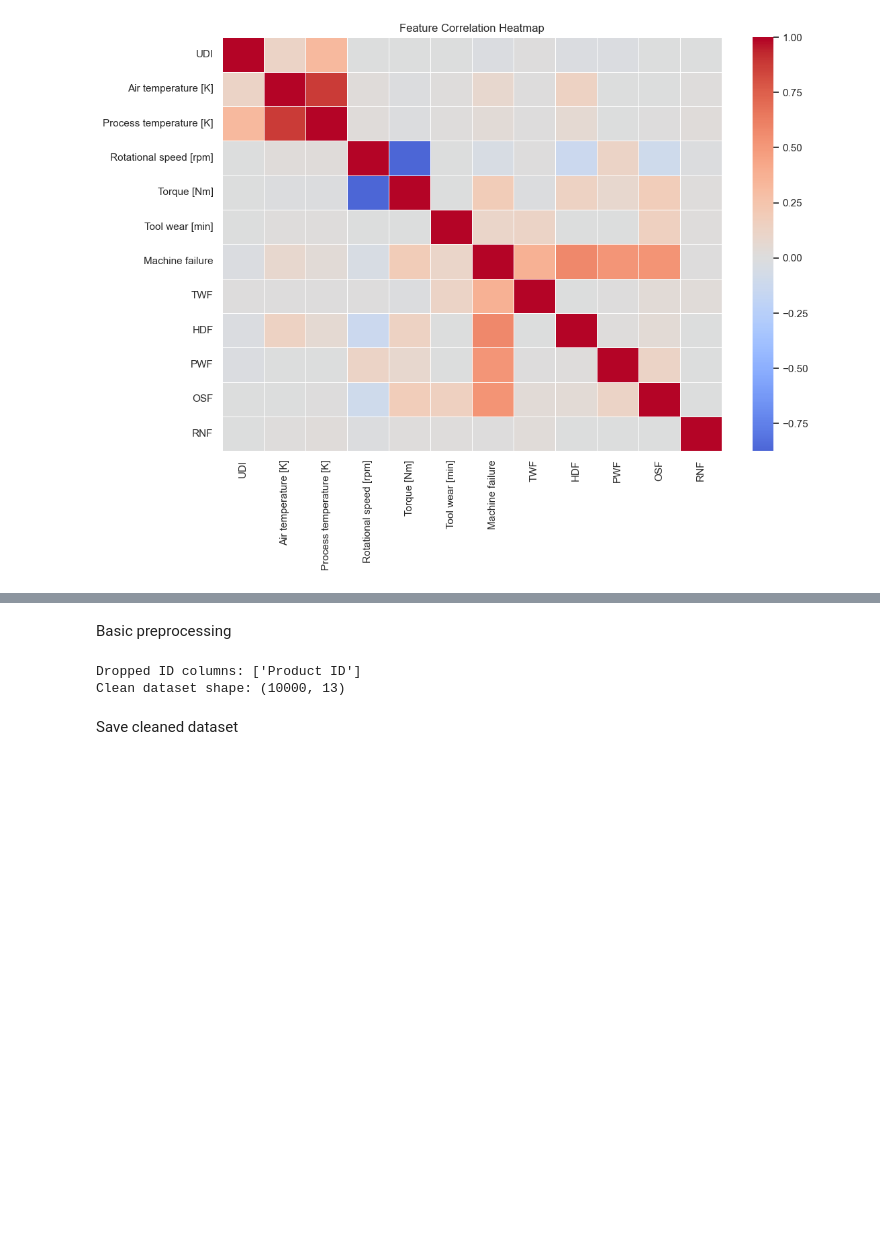
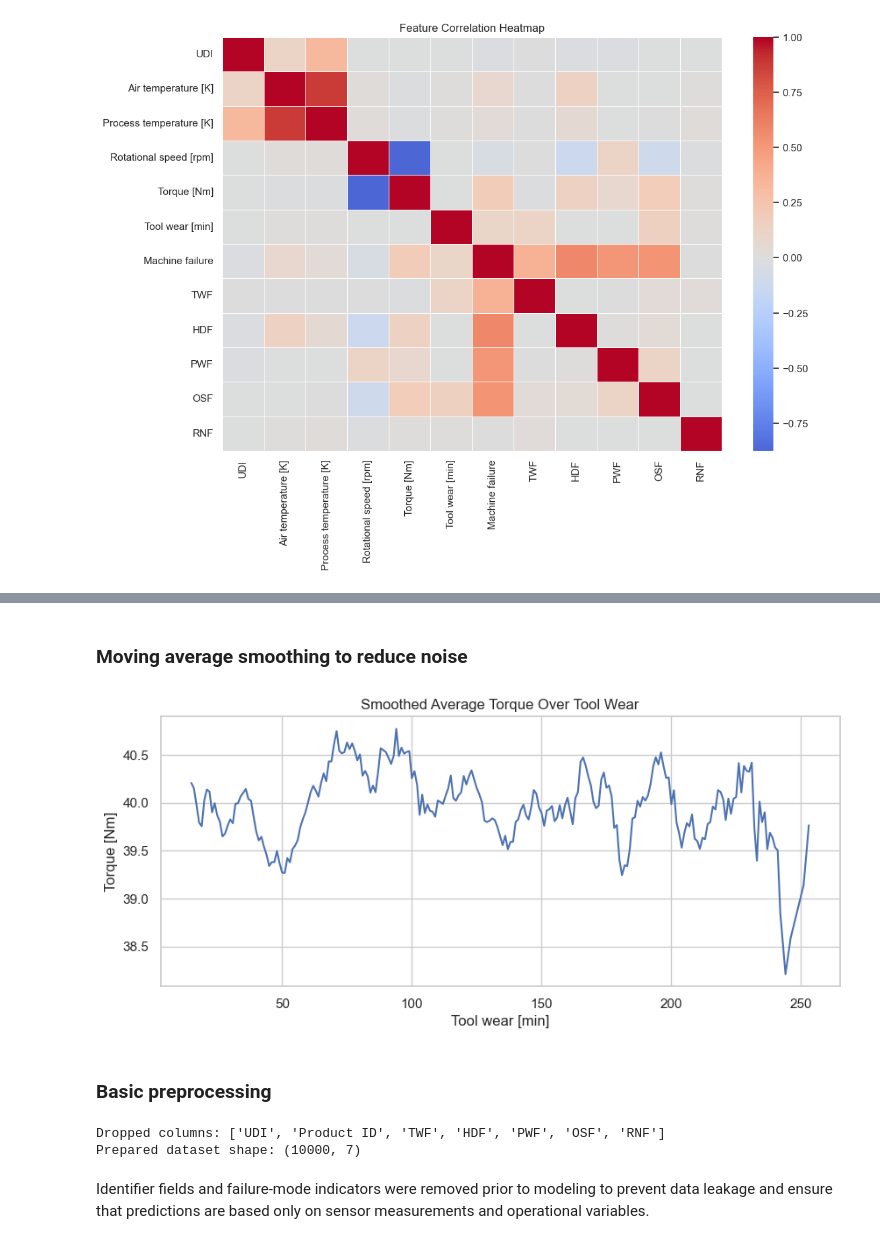
Before and after one commit to Matt-Hashemi/AAI-530-Final-Project-Group2, a Jupyter notebook: notebooks/eda_preprocessing.ipynb, the cells around one changed output, grey strips where cells are left out. Saved outputs shown, nothing was run; the diff lists cells and outputs as text; code cells hidden in the pictures; blank space fills up the shorter version.

```diff
--- a/notebooks/eda_preprocessing.ipynb
+++ b/notebooks/eda_preprocessing.ipynb
@@ -146,14 +173,25 @@ for feature in key_features:
+# %% [markdown]
+### Moving average smoothing to reduce noise
+# %%
+df_tw['Torque_ma'] = df_tw['Torque [Nm]'].rolling(window=15).mean()
+
+plt.figure(figsize=(10,4))
+plt.plot(df_tw['Tool wear [min]'], df_tw['Torque_ma'])
+plt.title("Smoothed Average Torque Over Tool Wear")
+plt.xlabel("Tool wear [min]")
+plt.ylabel("Torque [Nm]")
+plt.show()
+# %% [output]
+[figure, added]
 # %% [markdown]
-Basic preprocessing
+### Basic preprocessing
 # %%
-# Drop ID columns if present
-id_cols = [col for col in df.columns if "id" in col.lower()]
-df_clean = df.drop(columns=id_cols)
+# Prepare dataset for ML prep steps (remove IDs and leakage variables)
+drop_cols = ['UDI', 'Product ID', 'TWF', 'HDF', 'PWF', 'OSF', 'RNF']
+df_prepared = df.drop(columns=drop_cols)
 
-print("Dropped ID columns:", id_cols)
-print("Clean dataset shape:", df_clean.shape)
+print("Dropped columns:", drop_cols)
+print("Prepared dataset shape:", df_prepared.shape)
 # %% [output]
-Dropped ID columns: ['Product ID']
-Clean dataset shape: (10000, 13)
+Dropped columns: ['UDI', 'Product ID', 'TWF', 'HDF', 'PWF', 'OSF', 'RNF']
+Prepared dataset shape: (10000, 7)
-# %% [markdown]
-Save cleaned dataset
@@ -164,0 +198,2 @@ Save cleaned dataset
+# %% [markdown]
+Identifier fields and failure-mode indicators were removed prior to modeling to prevent data leakage and ensure that predictions are based only on sensor measurements and operational variables.
```
Also changed, not shown: parts of 35 cells of this notebook.
